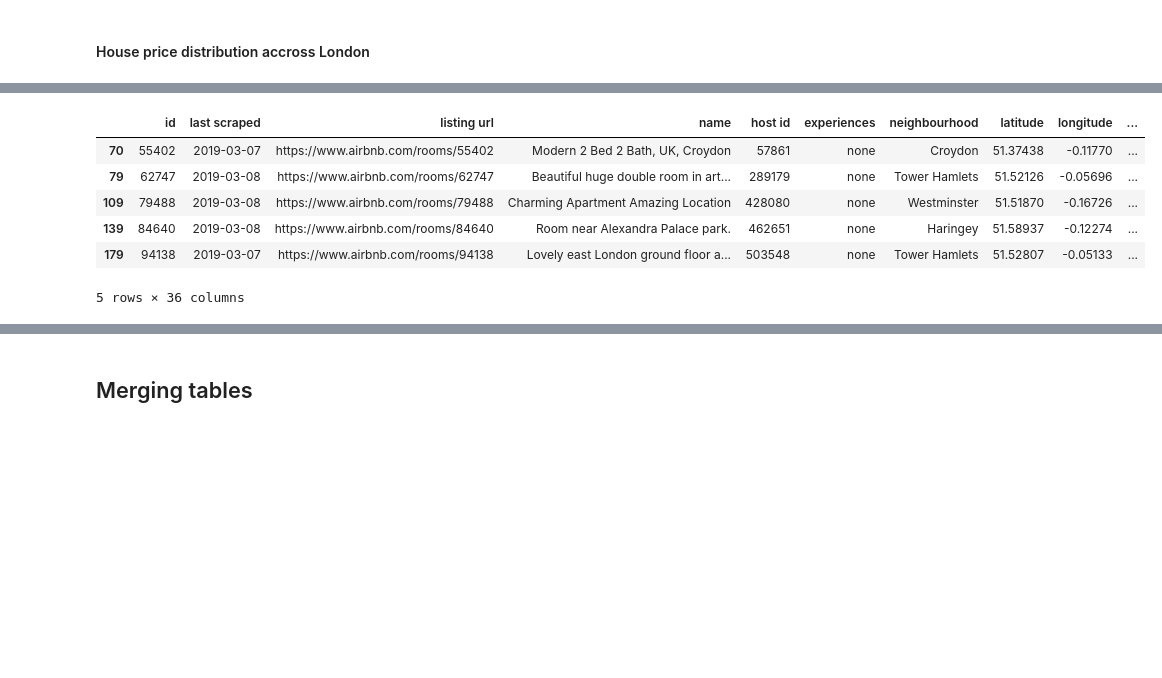
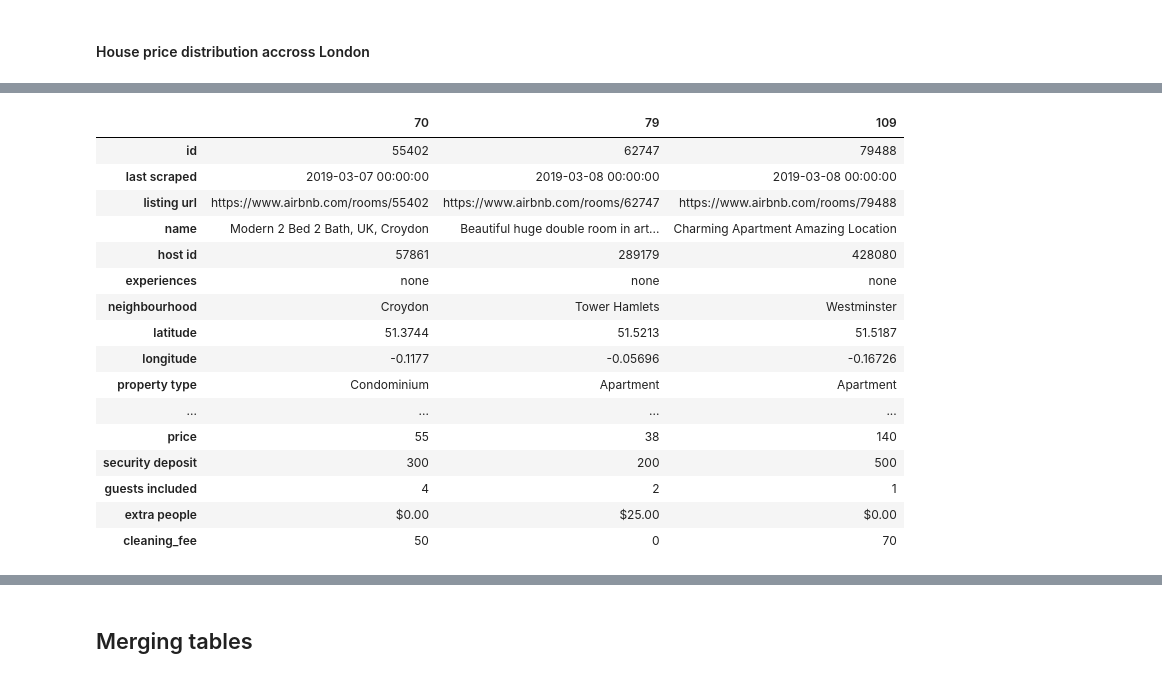
Before and after one commit to MrRutledge/Opendata_Hackathon, a Jupyter notebook: AirBnb/Storytelling/AirBnB_DataAnalysis_Ldn.ipynb, the cells around one changed output, grey strips where cells are left out. Saved outputs shown, nothing was run; the diff lists cells and outputs as text; code cells hidden in the pictures; blank space fills up the shorter version.

```diff
--- a/AirBnb/Storytelling/AirBnB_DataAnalysis_Ldn.ipynb
+++ b/AirBnb/Storytelling/AirBnB_DataAnalysis_Ldn.ipynb
@@ -47,8 +56,9 @@ path = os.path.join("../Data")
 
 To get a feel for what's in a dataframe, use the `head()` function, e.g.
 # %%
-listings = pd.read_csv(os.path.join(path,"Listings.csv"))
-housePrices = pd.read_csv(os.path.join(path,"HousePrices.csv"))
-hosts = pd.read_csv(os.path.join(path,"Hosts.csv"))
-calendar = pd.read_csv(os.path.join(path,"Calendar.csv"))
-reviews = pd.read_csv(os.path.join(path,"Reviews.csv"))
+#listings = pd.read_csv(os.path.join(path,"Listings.csv"))
+#housePrices = pd.read_csv(os.path.join(path,"HousePrices.csv"))
+#hosts = pd.read_csv(os.path.join(path,"Hosts.csv"))
+#calendar = pd.read_csv(os.path.join(path,"Calendar.csv"))
+#reviews = pd.read_csv(os.path.join(path,"Reviews.csv"))
+crimedata= pd.read_csv(os.path.join(path,'SAF_Crimes_08-17.csv'))
@@ -145,8 +181,9 @@ Object `pd.astype` not found.
 # Deposit fee
 
 listings['price'] =listings['price'].str.replace('[$,]',"").astype(float)
-listings['cleaning_fee'] = listings['cleaning fee'].str.replace('$',"").astype(float)
+listings['cleaning fee'] = listings['cleaning fee'].str.replace('$',"").astype(float)
 listings['security deposit'] = listings['security deposit'].str.replace('[$,]',"").astype(float)
+listings['extra people'] = listings['extra people'].str.replace('[$,]',"").astype(float)
 # %%
 listings.columns
 # %% [output]
@@ -275,11 +460,21 @@ interested = listings[['neighbourhood', '' ]]
 # %%
-listings[ listings['first review'].dt.year >= 2018].head()
+listings[ listings['first review'].dt.year >= 2018].head(3).T
 # %% [output]
-|  | id | last scraped | listing url | name | host id | experiences | neighbourhood | latitude | longitude | ... |
-| 70 | 55402 | 2019-03-07 | https://www.airbnb.com/rooms/55402 | Modern 2 Bed 2 Bath, UK, Croydon | 57861 | none | Croydon | 51.37438 | -0.11770 | ... |
-| 79 | 62747 | 2019-03-08 | https://www.airbnb.com/rooms/62747 | Beautiful huge double room in art... | 289179 | none | Tower Hamlets | 51.52126 | -0.05696 | ... |
-| 109 | 79488 | 2019-03-08 | https://www.airbnb.com/rooms/79488 | Charming Apartment Amazing Location | 428080 | none | Westminster | 51.51870 | -0.16726 | ... |
-| 139 | 84640 | 2019-03-08 | https://www.airbnb.com/rooms/84640 | Room near Alexandra Palace park. | 462651 | none | Haringey | 51.58937 | -0.12274 | ... |
-| 179 | 94138 | 2019-03-07 | https://www.airbnb.com/rooms/94138 | Lovely east London ground floor a... | 503548 | none | Tower Hamlets | 51.52807 | -0.05133 | ... |
+|  | 70 | 79 | 109 |
+| id | 55402 | 62747 | 79488 |
+| last scraped | 2019-03-07 00:00:00 | 2019-03-08 00:00:00 | 2019-03-08 00:00:00 |
+| listing url | https://www.airbnb.com/rooms/55402 | https://www.airbnb.com/rooms/62747 | https://www.airbnb.com/rooms/79488 |
+| name | Modern 2 Bed 2 Bath, UK, Croydon | Beautiful huge double room in art... | Charming Apartment Amazing Location |
+| host id | 57861 | 289179 | 428080 |
+| experiences | none | none | none |
+| neighbourhood | Croydon | Tower Hamlets | Westminster |
+| latitude | 51.3744 | 51.5213 | 51.5187 |
+| longitude | -0.1177 | -0.05696 | -0.16726 |
+| property type | Condominium | Apartment | Apartment |
+| ... | ... | ... | ... |
+| price | 55 | 38 | 140 |
+| security deposit | 300 | 200 | 500 |
+| guests included | 4 | 2 | 1 |
+| extra people | $0.00 | $25.00 | $0.00 |
+| cleaning_fee | 50 | 0 | 70 |
-5 rows × 36 columns
 # %%
```
Also changed, not shown: parts of 32 cells of this notebook.
